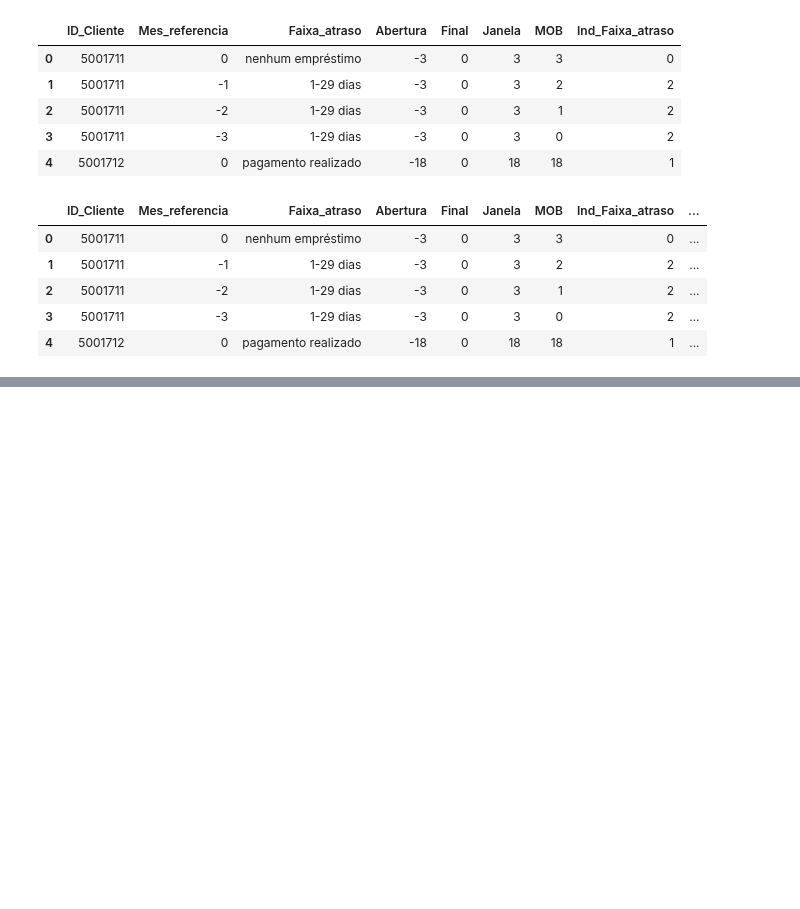
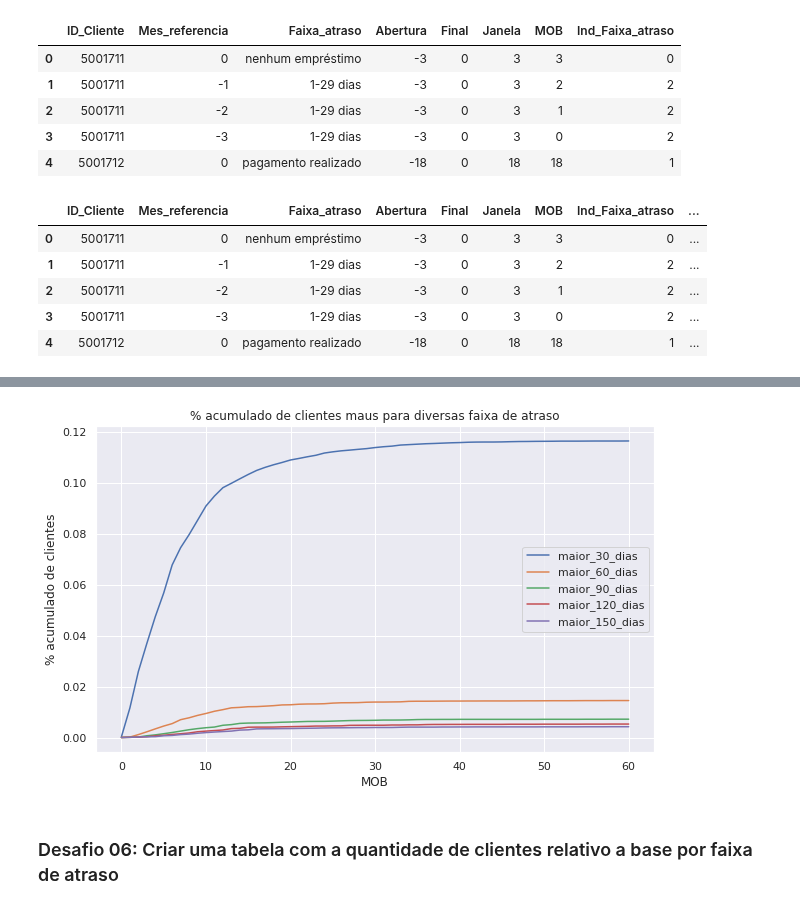
Before and after one commit to VitorFRodrigues/Data-Science-Bootcamp, a Jupyter notebook: Modulo06/Bootcamp_Datascience.ipynb, the cells around one changed output, grey strips where cells are left out. Cells and saved outputs as stored; diff of their text form; code cells hidden in the pictures; blank space fills up the shorter version.

```diff
--- a/Modulo06/Bootcamp_Datascience.ipynb
+++ b/Modulo06/Bootcamp_Datascience.ipynb
@@ -527,0 +670,4 @@ df_clientes_aprovados.head()
+# %%
+for chave, valor in dict_intervalo_atraso.items():
+  df_clientes_aprovados[f'Mau_{chave}'] = df_clientes_aprovados.apply(lambda x: 1 if x['Ind_Faixa_atraso'] >= valor else 0, axis=1) # mais de 60
+df_clientes_aprovados.head()
@@ -527,0 +681,16 @@ df_clientes_aprovados.head()
+# %%
+dict_taxa_mau = {}
+id_sum = len(set(df_clientes_aprovados['ID_Cliente']))
+
+for chave in dict_intervalo_atraso.keys():
+  df_min_mau = df_clientes_aprovados.query(f'Mau_{chave} == 1').groupby('ID_Cliente')['MOB'].min().reset_index()
+  df_mob_taxa_mau = pd.DataFrame({'MOB': range(0,61), 'Taxa_Mau': np.nan})
+  lst = []
+  for i in range(0, 61):
+    due = df_min_mau.query('MOB == @i')['ID_Cliente'].to_list()
+    lst.extend(due) #cumsum
+    df_mob_taxa_mau.loc[df_mob_taxa_mau['MOB'] == i, 'Taxa_Mau'] = len(set(lst)) / id_sum
+  dict_taxa_mau[chave] = df_mob_taxa_mau['Taxa_Mau']
+
+df_taxa_mau = pd.DataFrame(dict_taxa_mau)
+df_taxa_mau
@@ -527,0 +711,9 @@ df_clientes_aprovados.head()
+# %%
+df_taxa_mau.plot(grid = True, title = '% acumulado de clientes maus para diversas faixa de atraso', figsize = (10,6))
+plt.xlabel('MOB')
+plt.ylabel('% acumulado de clientes')
+plt.show()
+# %% [output]
+[figure, added]
+# %% [markdown]
+### Desafio 06: Criar uma tabela com a quantidade de clientes relativo a base por faixa de atraso
```
Also changed, not shown: parts of 12 cells of this notebook.
